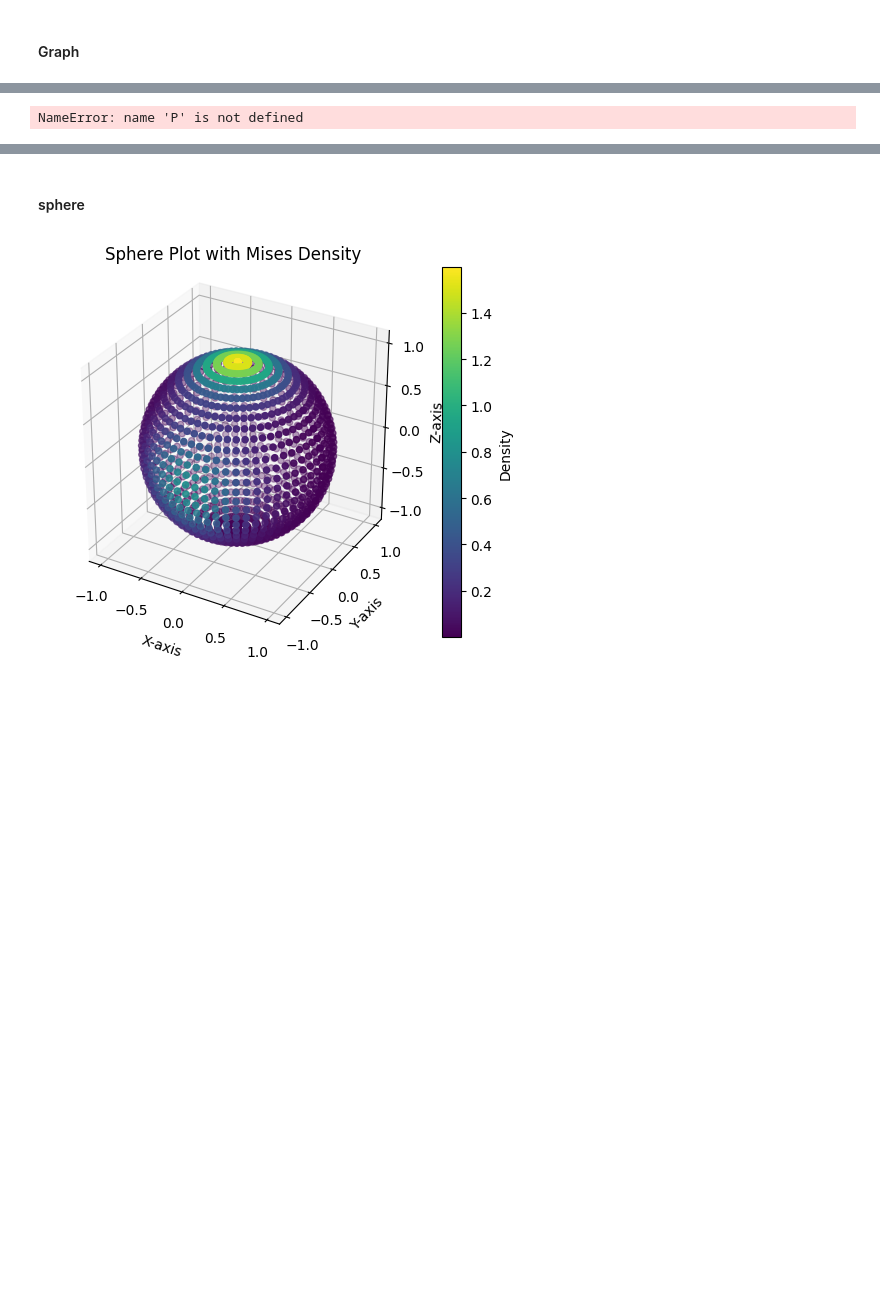
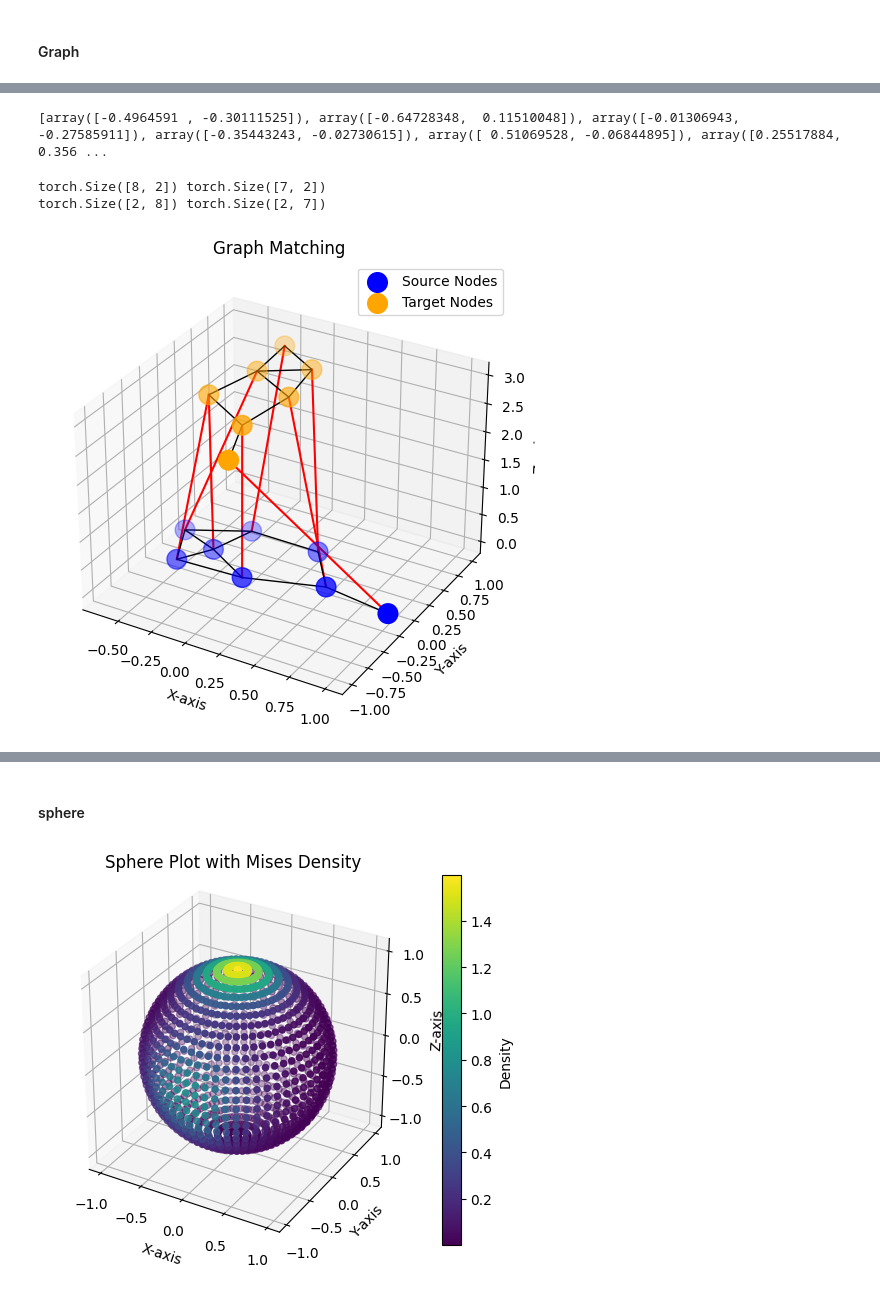
Before and after one commit to gauthavite/FUGW, a Jupyter notebook: test-my-fugw.ipynb, the cells around one changed output, grey strips where cells are left out. Cells and saved outputs as stored; diff of their text form; code cells hidden in the pictures; blank space fills up the shorter version.

Commit message:
graphs

```diff
--- a/test-my-fugw.ipynb
+++ b/test-my-fugw.ipynb
@@ -59,9 +67,50 @@ plt.show()
+# %%
+print(source_features)
+# %% [output]
+[array([-0.4964591 , -0.30111525]), array([-0.64728348,  0.11510048]), array([-0.01306943, -0.27585911]), array([-0.35443243, -0.02730615]), array([ 0.51069528, -0.06844895]), array([0.25517884, 0.356 ...
+# %%
+source_features = torch.tensor(source_features, dtype=torch.float32)
+target_features = torch.tensor(target_features, dtype=torch.float32)
+
+print(source_features.shape, target_features.shape)
+
+source_features_normalized = source_features / torch.linalg.norm(source_features, dim=1).reshape(-1, 1)
+target_features_normalized = target_features / torch.linalg.norm(target_features, dim=1).reshape(-1, 1)
+
+source_features_normalized = torch.transpose(source_features_normalized, 0, 1)
+target_features_normalized = torch.transpose(target_features_normalized, 0, 1)
+
+print(source_features_normalized.shape, target_features_normalized.shape)
+
+source_geometry = torch.tensor(source_adjacency_matrix, dtype=torch.float32)
+target_geometry = torch.tensor(target_adjacency_matrix, dtype=torch.float32)
+
+w_s = torch.ones(source_features_normalized.shape[1], device='cpu') / source_features_normalized.shape[1]
+w_t = torch.ones(target_features_normalized.shape[1], device='cpu') / target_features_normalized.shape[1]
+# %% [output]
+torch.Size([8, 2]) torch.Size([7, 2])
+torch.Size([2, 8]) torch.Size([2, 7])
+# %%
+alpha = 0.5
+rho = 100
+eps = 1e-4
+mapping = solver(alpha=alpha, rho=rho, eps=eps,
+    source_features=source_features_normalized,
+    target_features=target_features_normalized,
+    source_geometry=source_geometry,
+    target_geometry=target_geometry,
+    device='cpu',
+    w_s=w_s,
+    w_t=w_t
+)
+# %%
+P = mapping[0]
 # %%
 from mpl_toolkits.mplot3d.art3d import Line3DCollection
 
-def plot_graph_matching_3D(source_graph, target_graph, P, distance_between_graphs):
-    pos_source = nx.spring_layout(source_graph)
-    pos_target = nx.spring_layout(target_graph)
+def plot_graph_matching_3D(source_locations, target_locations, source_graph, target_graph, P, distance_between_graphs):
+    pos_source = source_locations
+    pos_target = target_locations
 
     pos_source = np.array([[pos_source[key][0], pos_source[key][1], 0] for key in pos_source.keys()])
     pos_target = np.array([[pos_target[key][0], pos_target[key][1], distance_between_graphs] for key in pos_target.keys()])
@@ -99,6 +148,6 @@ def plot_graph_matching_3D(source_graph, target_graph, P, distance_between_graph
     plt.show()
 # %%
 %matplotlib inline
-plot_graph_matching_3D(source_graph, target_graph, P, 3)
+plot_graph_matching_3D(source_locations, target_locations, source_graph, target_graph, P, 3)
 # %% [output]
-NameError: name 'P' is not defined
+[figure, added]
```
Also changed, not shown: parts of 4 cells of this notebook.
